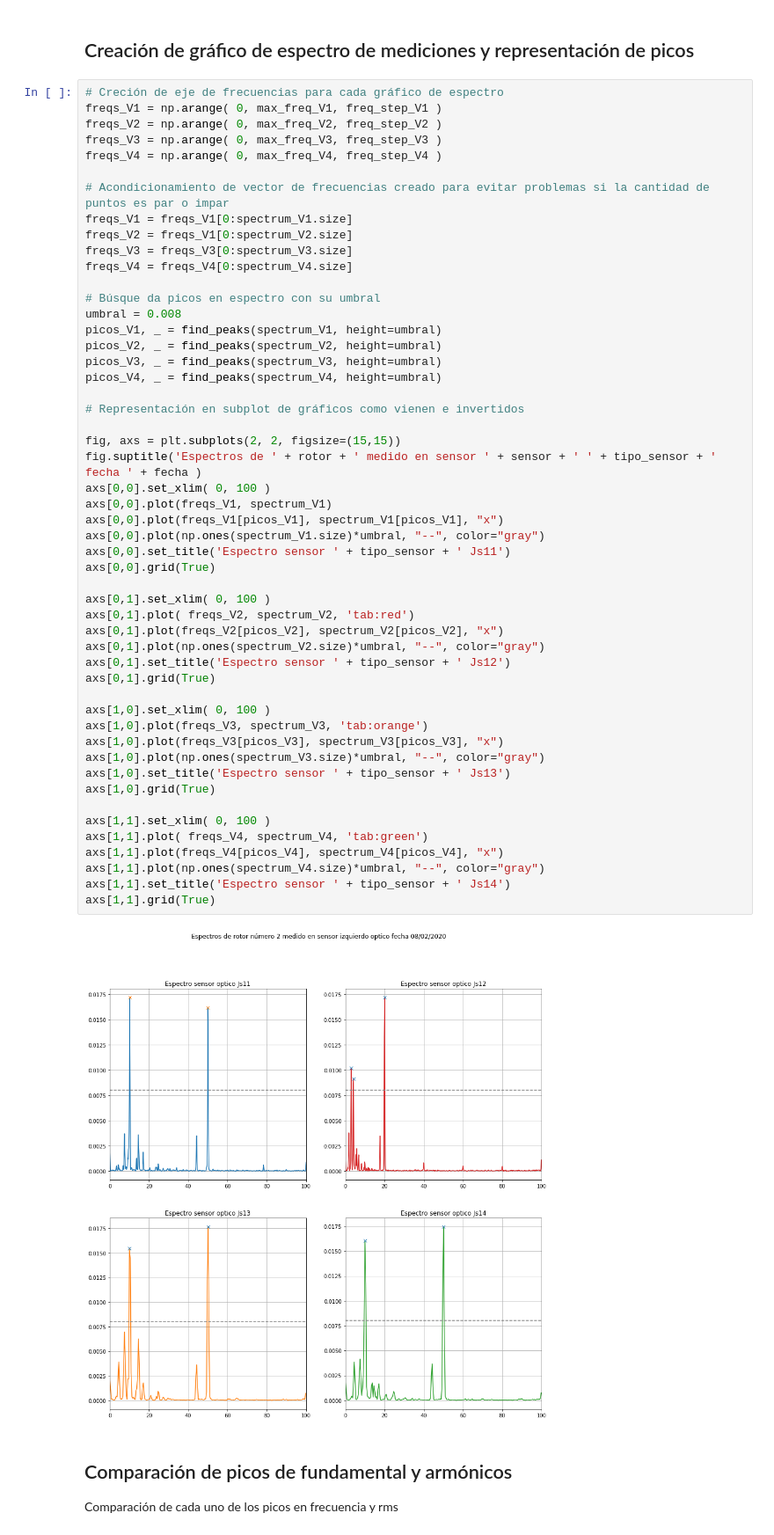
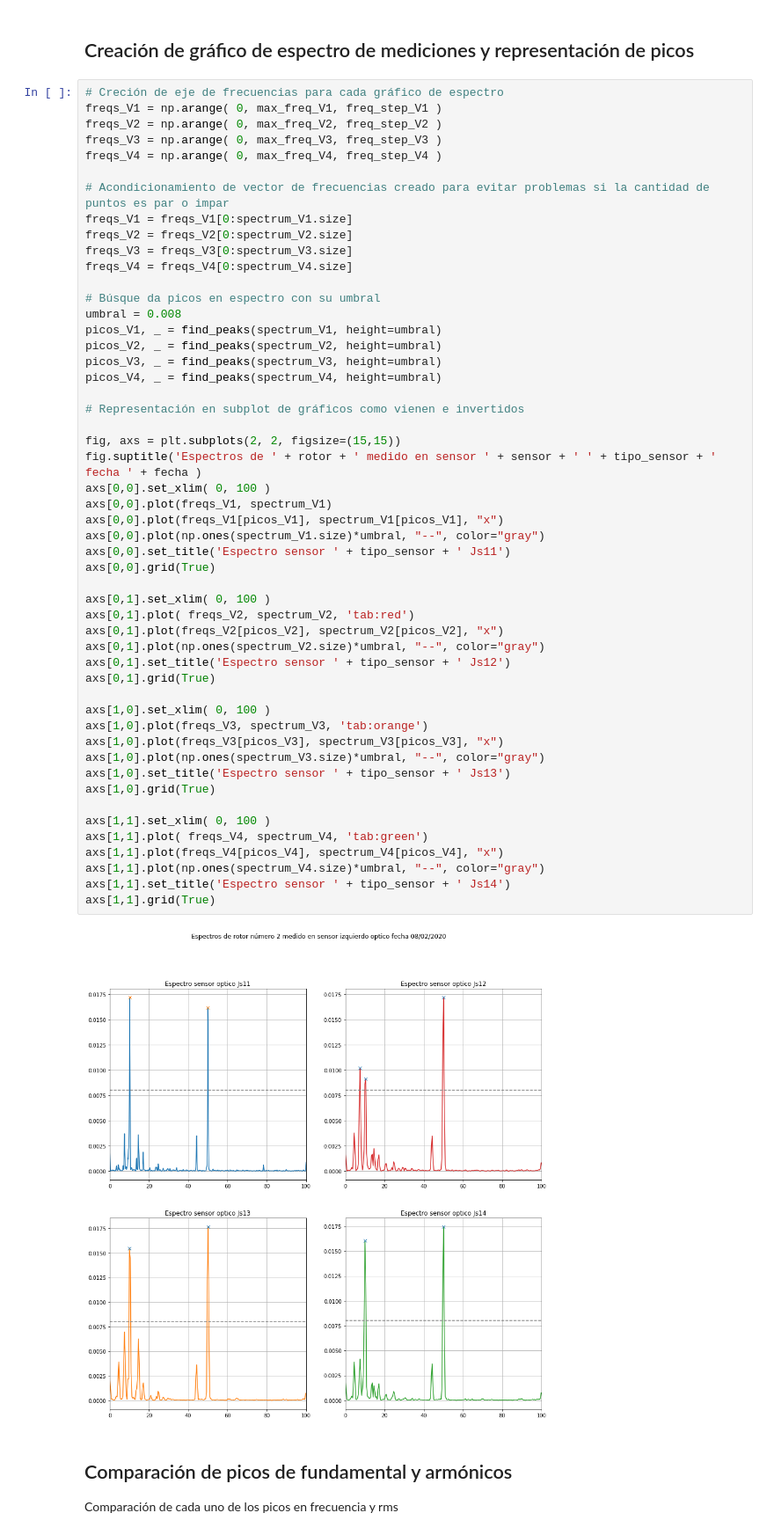
Before and after one commit to gvdiaz/Ensayo-dinamico, a Jupyter notebook: Ensayo 20200208/Lectura datos/Resultado 6.ipynb, the cells around one changed output. Shown: that part at 88% size. Drawn from its saved outputs; the diff is of its cells as text.

```diff
--- a/Ensayo 20200208/Lectura datos/Resultado 6.ipynb
+++ b/Ensayo 20200208/Lectura datos/Resultado 6.ipynb
@@ -256,7 +256,7 @@ freqs_V4 = np.arange( 0, max_freq_V4, freq_step_V4 )
 
 # Acondicionamiento de vector de frecuencias creado para evitar problemas si la cantidad de puntos es par o impar
 freqs_V1 = freqs_V1[0:spectrum_V1.size]
-freqs_V2 = freqs_V1[0:spectrum_V2.size]
+freqs_V2 = freqs_V2[0:spectrum_V2.size]
 freqs_V3 = freqs_V3[0:spectrum_V3.size]
 freqs_V4 = freqs_V4[0:spectrum_V4.size]
 
@@ -272,34 +272,34 @@ picos_V4, _ = find_peaks(spectrum_V4, height=umbral)
 fig, axs = plt.subplots(2, 2, figsize=(15,15))
 fig.suptitle('Espectros de ' + rotor + ' medido en sensor ' + sensor + ' ' + tipo_sensor + ' fecha ' + fecha )
 axs[0,0].set_xlim( 0, 100 )
 axs[0,0].plot(freqs_V1, spectrum_V1)
 axs[0,0].plot(freqs_V1[picos_V1], spectrum_V1[picos_V1], "x")
 axs[0,0].plot(np.ones(spectrum_V1.size)*umbral, "--", color="gray")
 axs[0,0].set_title('Espectro sensor ' + tipo_sensor + ' Js11')
 axs[0,0].grid(True)
 
 axs[0,1].set_xlim( 0, 100 )
 axs[0,1].plot( freqs_V2, spectrum_V2, 'tab:red')
 axs[0,1].plot(freqs_V2[picos_V2], spectrum_V2[picos_V2], "x")
 axs[0,1].plot(np.ones(spectrum_V2.size)*umbral, "--", color="gray")
 axs[0,1].set_title('Espectro sensor ' + tipo_sensor + ' Js12')
 axs[0,1].grid(True)
 
 axs[1,0].set_xlim( 0, 100 )
 axs[1,0].plot(freqs_V3, spectrum_V3, 'tab:orange')
 axs[1,0].plot(freqs_V3[picos_V3], spectrum_V3[picos_V3], "x")
 axs[1,0].plot(np.ones(spectrum_V3.size)*umbral, "--", color="gray")
 axs[1,0].set_title('Espectro sensor ' + tipo_sensor + ' Js13')
 axs[1,0].grid(True)
 
 axs[1,1].set_xlim( 0, 100 )
 axs[1,1].plot( freqs_V4, spectrum_V4, 'tab:green')
 axs[1,1].plot(freqs_V4[picos_V4], spectrum_V4[picos_V4], "x")
 axs[1,1].plot(np.ones(spectrum_V4.size)*umbral, "--", color="gray")
 axs[1,1].set_title('Espectro sensor ' + tipo_sensor + ' Js14')
 axs[1,1].grid(True)
 # %% [output]
-[figure, old version]
+[figure, new version]
 # %% [markdown]
 ## Comparación de picos de fundamental y armónicos
 Comparación de cada uno de los picos en frecuencia y rms
```
Also changed, not shown: parts of 2 cells of this notebook, 5 other files.
